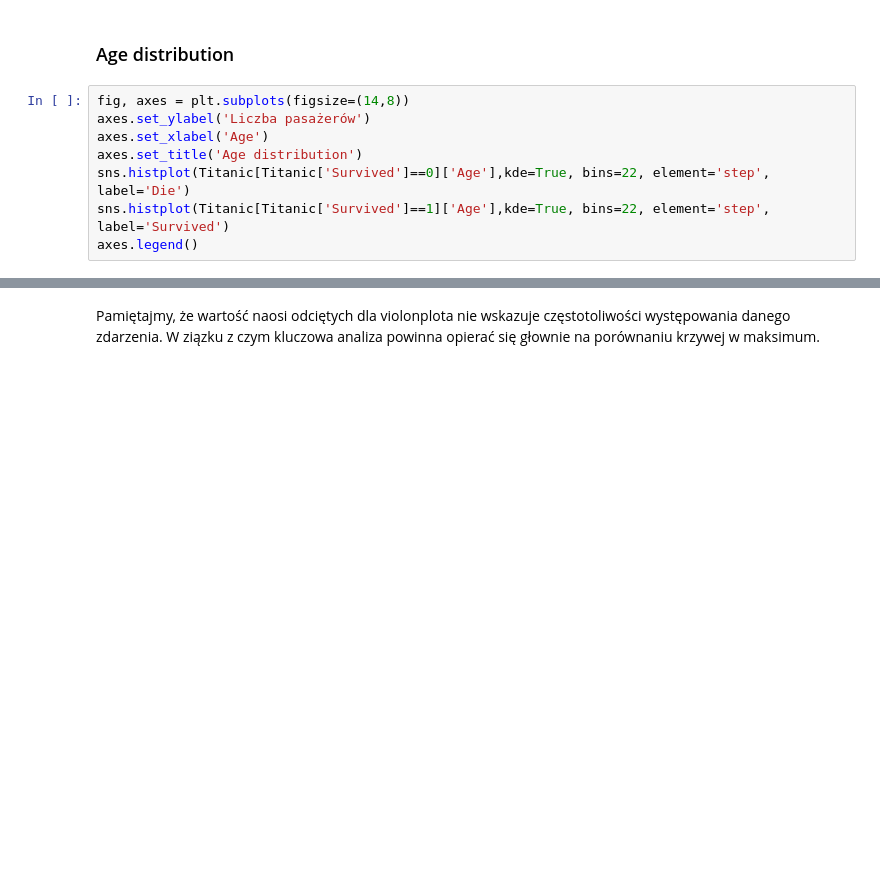
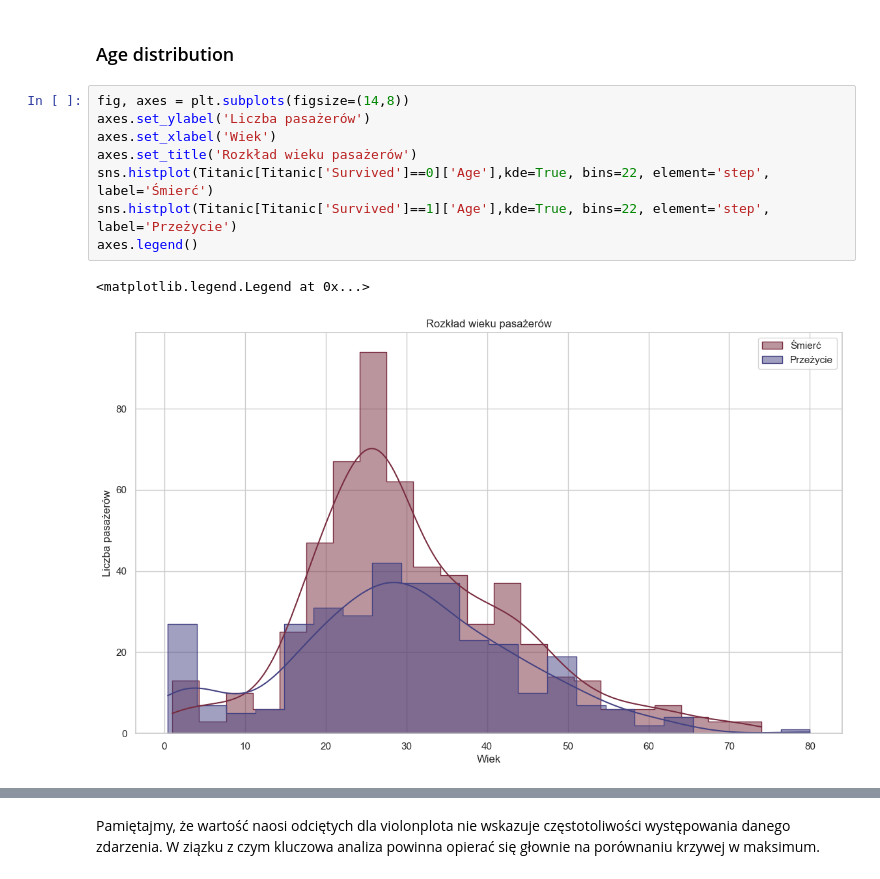
Before and after one commit to Dominik-Sidorczuk/Dominik-Projects, a Jupyter notebook: Titanic/Titanic.ipynb, the cells around one changed output, grey strips where cells are left out. Cells and saved outputs as stored; diff of their text form; blank space fills up the shorter version.

```diff
--- a/Titanic/Titanic.ipynb
+++ b/Titanic/Titanic.ipynb
@@ -279,11 +385,14 @@ ax.set_title('Pearson Correlation of Features', y=1.05, size=15)
 # %%
 fig, axes = plt.subplots(figsize=(14,8))
 axes.set_ylabel('Liczba pasażerów')
-axes.set_xlabel('Age')
-axes.set_title('Age distribution')
-sns.histplot(Titanic[Titanic['Survived']==0]['Age'],kde=True, bins=22, element='step', label='Die')
-sns.histplot(Titanic[Titanic['Survived']==1]['Age'],kde=True, bins=22, element='step', label='Survived')
+axes.set_xlabel('Wiek')
+axes.set_title('Rozkład wieku pasażerów')
+sns.histplot(Titanic[Titanic['Survived']==0]['Age'],kde=True, bins=22, element='step', label='Śmierć')
+sns.histplot(Titanic[Titanic['Survived']==1]['Age'],kde=True, bins=22, element='step', label='Przeżycie')
 axes.legend()
+# %% [output]
+<matplotlib.legend.Legend at 0x...>
+[figure, added]
 # %%
 # dwa wykresy
 fig, (ax1, ax2) = plt.subplots(ncols=2, figsize=(14, 8))
```
Also changed, not shown: parts of 26 cells of this notebook.
